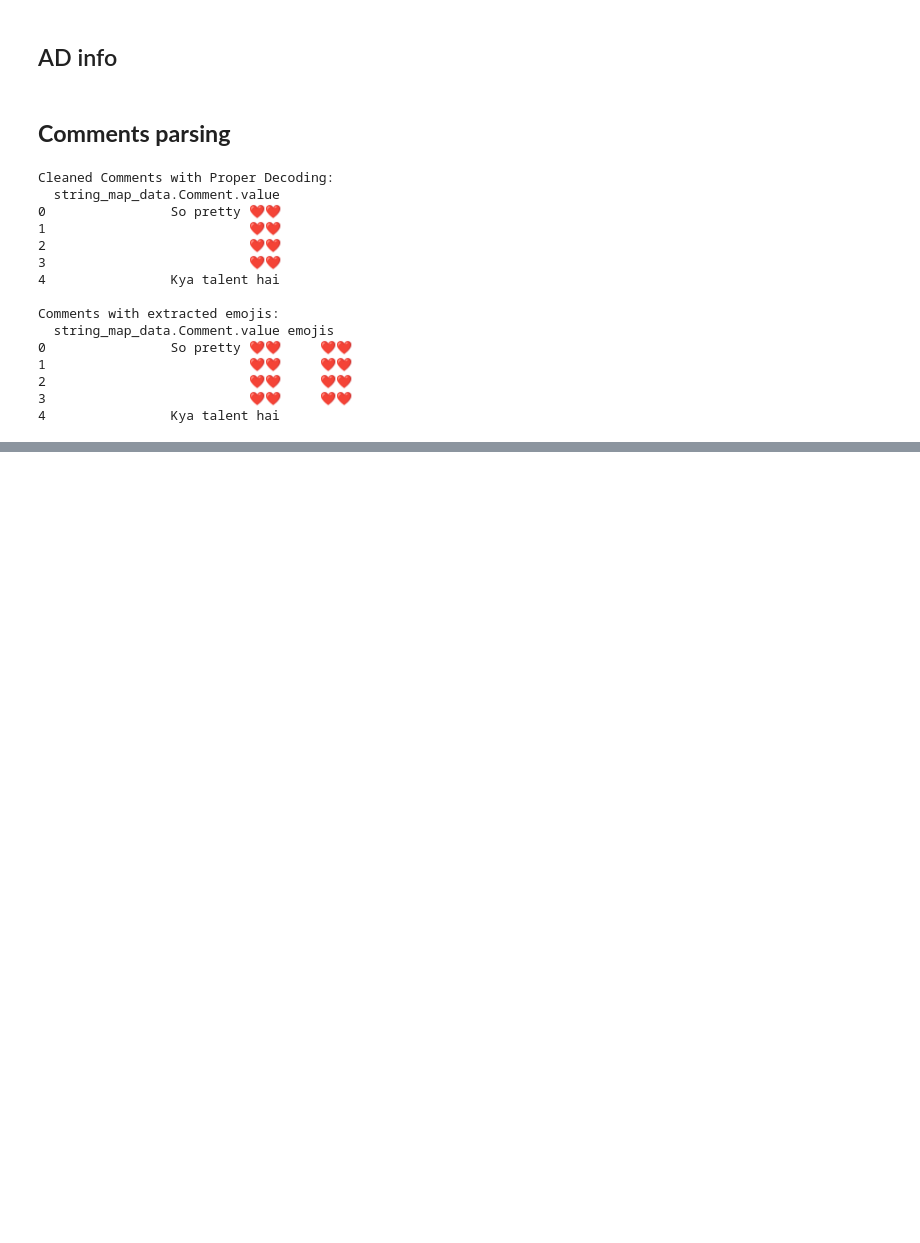
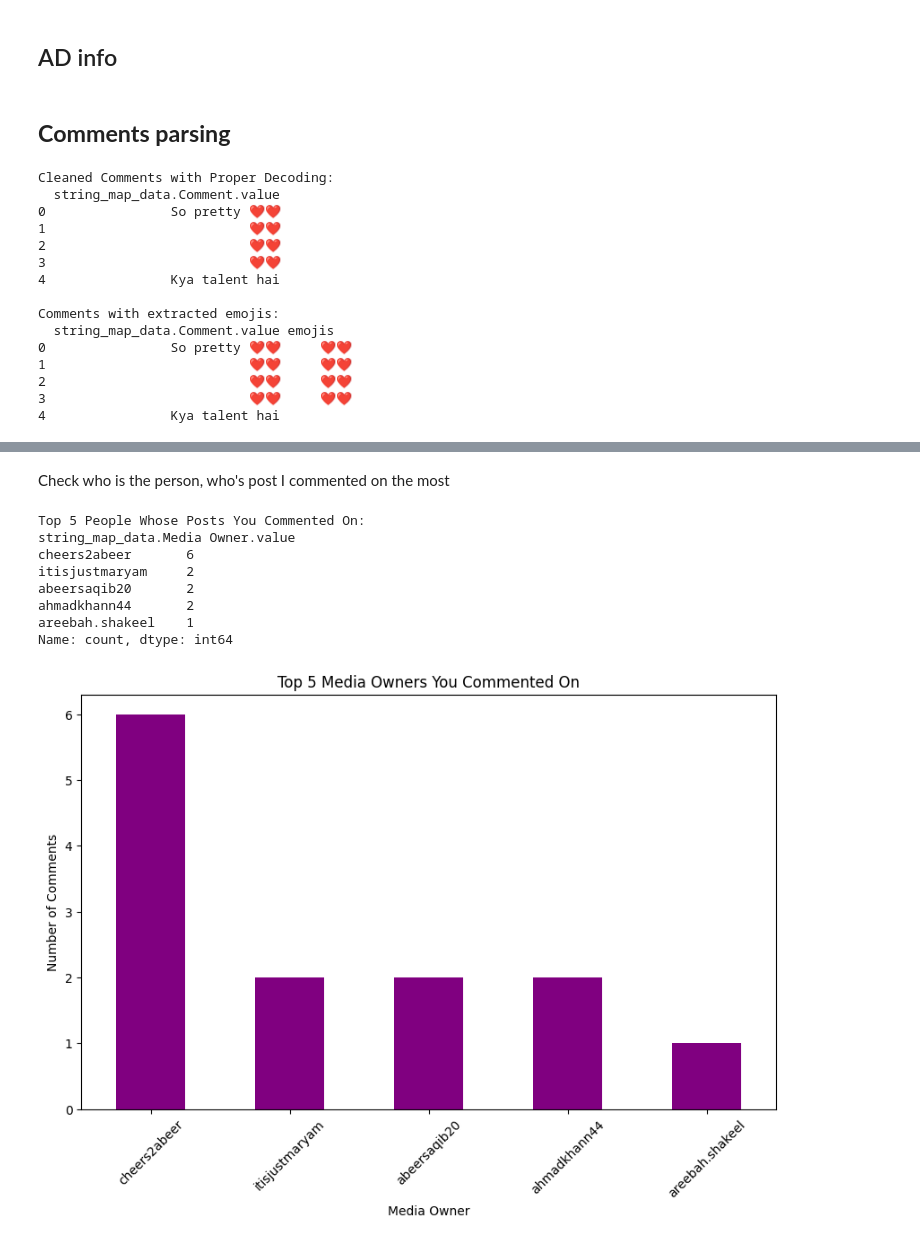
Before and after one commit to KashmalaSiddiqui/210FinalProject, a Jupyter notebook: 210Proj.ipynb, the cells around one changed output, grey strips where cells are left out. Cells and saved outputs as stored; diff of their text form; code cells hidden in the pictures; blank space fills up the shorter version.

```diff
--- a/210Proj.ipynb
+++ b/210Proj.ipynb
@@ -218,0 +223,32 @@ Top 10 Most Used Emojis:
+# %% [markdown]
+Check who is the person, who's post I commented on the most
+# %%
+# (c) Most Commented Person's Posts
+if 'string_map_data.Media Owner.value' in df_comments.columns:
+    # Count comments per media owner
+    media_owner_counts = df_comments['string_map_data.Media Owner.value'].value_counts()
+
+    # Display the top media owners
+    print("\nTop 5 People Whose Posts You Commented On:")
+    print(media_owner_counts.head())
+
+    # Plot the top media owners
+    plt.figure(figsize=(10, 6))
+    media_owner_counts.head(5).plot(kind='bar', color='purple')
+    plt.title("Top 5 Media Owners You Commented On")
+    plt.xlabel("Media Owner")
+    plt.ylabel("Number of Comments")
+    plt.xticks(rotation=45)
+    plt.show()
+else:
+    print("Media Owner data is not available in the dataset.")
+# %% [output]
+Top 5 People Whose Posts You Commented On:
+string_map_data.Media Owner.value
+cheers2abeer       6
+itisjustmaryam     2
+abeersaqib20       2
+ahmadkhann44       2
+areebah.shakeel    1
+Name: count, dtype: int64
+[figure, added]
```
Also changed, not shown: parts of 11 cells of this notebook.
